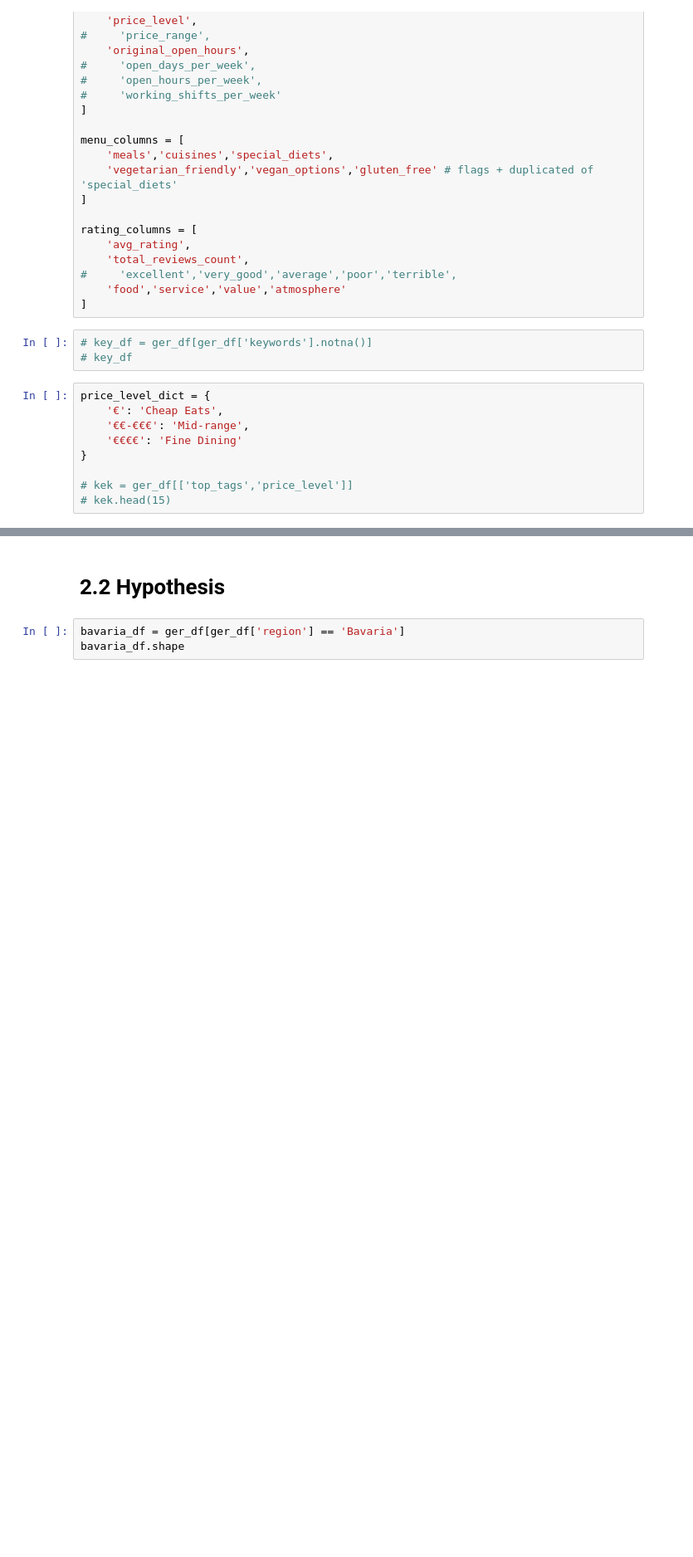
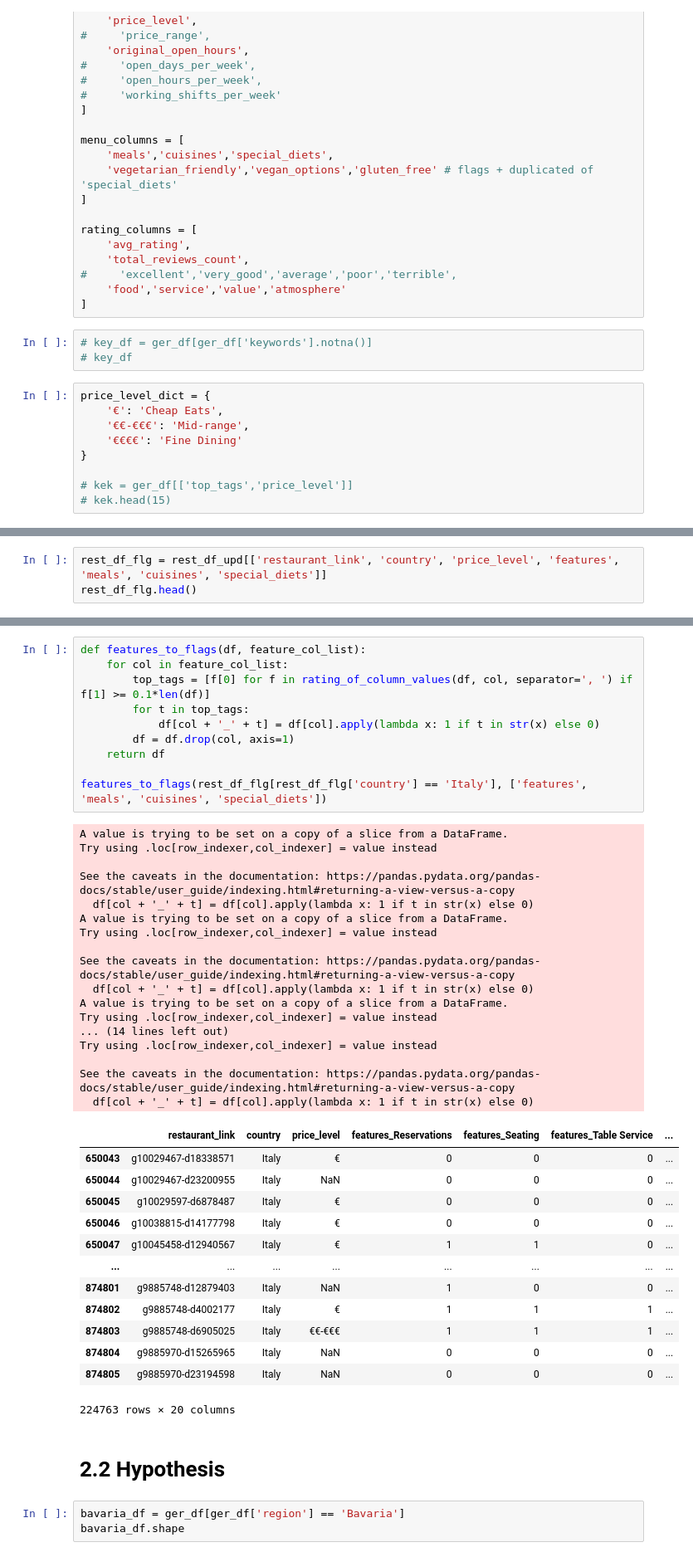
Before and after one commit to am-tropin/restaurant-europe, a Jupyter notebook: restaurant_hypothesis_testing.ipynb, the cells around one changed output, grey strips where cells are left out. Shown: that part at 83% size. Drawn from its saved outputs; the diff is of its cells as text; blank space fills up the shorter version.

Commit message:
table with flags instead of features

```diff
--- a/restaurant_hypothesis_testing.ipynb
+++ b/restaurant_hypothesis_testing.ipynb
@@ -464,0 +477,3 @@ price_level_dict = {
+# %%
+rest_df_flg = rest_df_upd[['restaurant_link', 'country', 'price_level', 'features', 'meals', 'cuisines', 'special_diets']]
+rest_df_flg.head()
@@ -465,3 +495,44 @@ price_level_dict = {
+# %%
+def features_to_flags(df, feature_col_list):
+    for col in feature_col_list:
+        top_tags = [f[0] for f in rating_of_column_values(df, col, separator=', ') if f[1] >= 0.1*len(df)]
+        for t in top_tags:
+            df[col + '_' + t] = df[col].apply(lambda x: 1 if t in str(x) else 0)
+        df = df.drop(col, axis=1)
+    return df
+
+features_to_flags(rest_df_flg[rest_df_flg['country'] == 'Italy'], ['features', 'meals', 'cuisines', 'special_diets'])
+# %% [output]
+A value is trying to be set on a copy of a slice from a DataFrame.
+Try using .loc[row_indexer,col_indexer] = value instead
+
+See the caveats in the documentation: https://pandas.pydata.org/pandas-docs/stable/user_guide/indexing.html#returning-a-view-versus-a-copy
+  df[col + '_' + t] = df[col].apply(lambda x: 1 if t in str(x) else 0)
+A value is trying to be set on a copy of a slice from a DataFrame.
+Try using .loc[row_indexer,col_indexer] = value instead
+
+See the caveats in the documentation: https://pandas.pydata.org/pandas-docs/stable/user_guide/indexing.html#returning-a-view-versus-a-copy
+  df[col + '_' + t] = df[col].apply(lambda x: 1 if t in str(x) else 0)
+A value is trying to be set on a copy of a slice from a DataFrame.
+Try using .loc[row_indexer,col_indexer] = value instead
+... (14 lines left out)
+Try using .loc[row_indexer,col_indexer] = value instead
+
+See the caveats in the documentation: https://pandas.pydata.org/pandas-docs/stable/user_guide/indexing.html#returning-a-view-versus-a-copy
+  df[col + '_' + t] = df[col].apply(lambda x: 1 if t in str(x) else 0)
+|  | restaurant_link | country | price_level | features_Reservations | features_Seating | features_Table Service | ... |
+| 650043 | g10029467-d18338571 | Italy | € | 0 | 0 | 0 | ... |
+| 650044 | g10029467-d23200955 | Italy | NaN | 0 | 0 | 0 | ... |
+| 650045 | g10029597-d6878487 | Italy | € | 0 | 0 | 0 | ... |
+| 650046 | g10038815-d14177798 | Italy | € | 0 | 0 | 0 | ... |
+| 650047 | g10045458-d12940567 | Italy | € | 1 | 1 | 0 | ... |
+| ... | ... | ... | ... | ... | ... | ... | ... |
+| 874801 | g9885748-d12879403 | Italy | NaN | 1 | 0 | 0 | ... |
+| 874802 | g9885748-d4002177 | Italy | € | 1 | 1 | 1 | ... |
+| 874803 | g9885748-d6905025 | Italy | €€-€€€ | 1 | 1 | 1 | ... |
+| 874804 | g9885970-d15265965 | Italy | NaN | 0 | 0 | 0 | ... |
+| 874805 | g9885970-d23194598 | Italy | NaN | 0 | 0 | 0 | ... |
+224763 rows × 20 columns
 # %% [markdown]
 # 2.2 Hypothesis
 # %%
```
Also changed, not shown: parts of 6 cells of this notebook.
